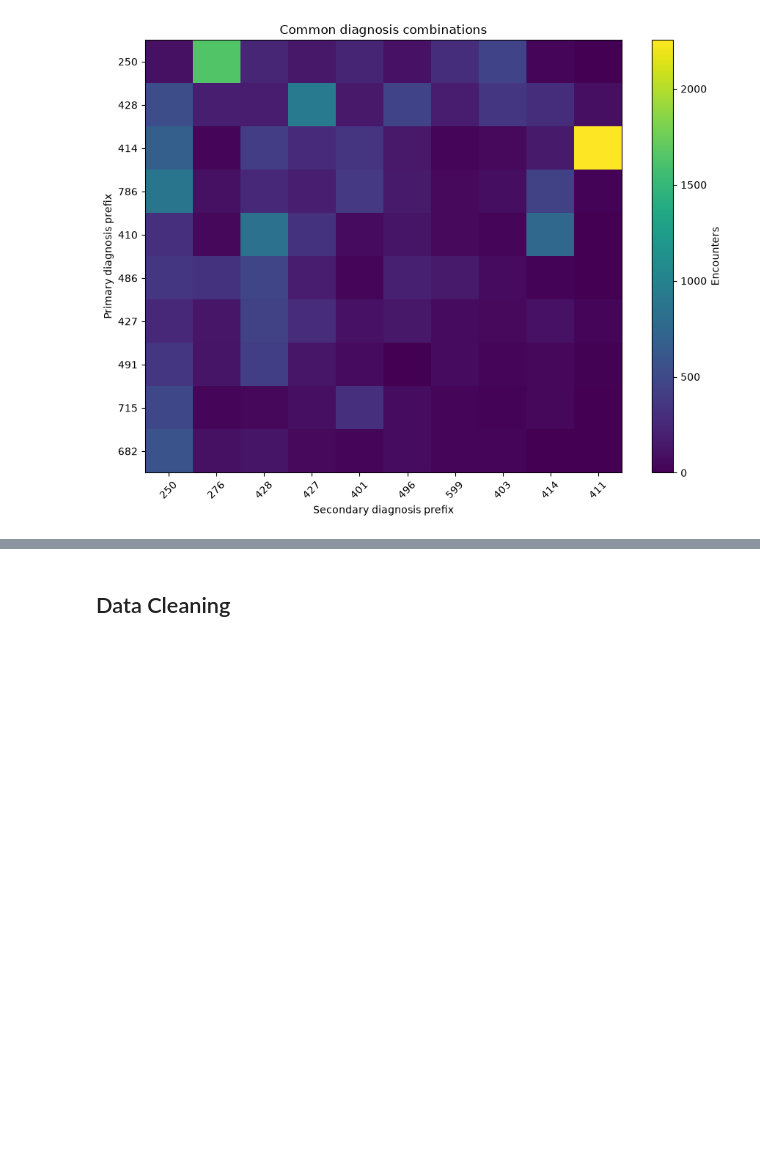
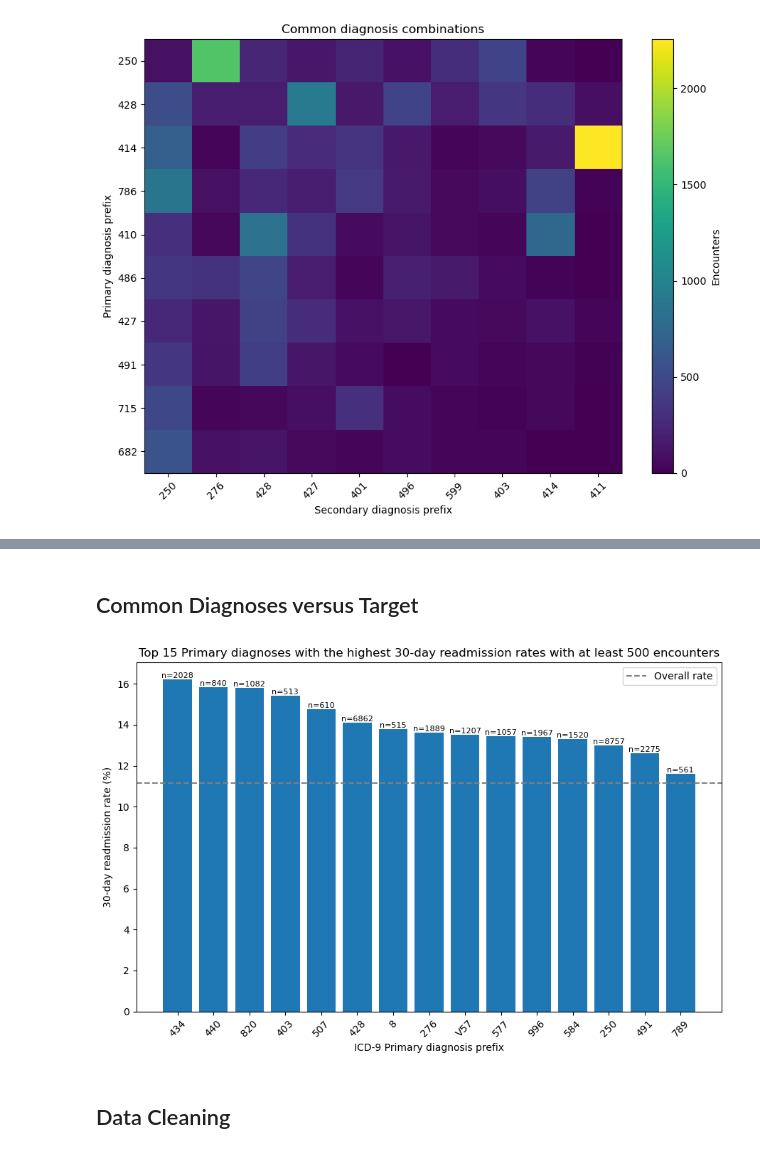
Before and after one commit to Erdos-Projects/fall-2026-hospital-readmission-for-diabetes, a Jupyter notebook: notebooks/eda.ipynb, the cells around one changed output, grey strips where cells are left out. Cells and saved outputs as stored; diff of their text form; code cells hidden in the pictures; blank space fills up the shorter version.

```diff
--- a/notebooks/eda.ipynb
+++ b/notebooks/eda.ipynb
@@ -576,3 +593,43 @@ plt.show()
+# %% [markdown]
+## Common Diagnoses versus Target
+# %%
+min_n = 500 # raise this (e.g. 30) to exclude rare diagnoses
+
+data = df[["diag_1", "readmitted_30"]].copy()
+data["diag_1"] = (
+    data["diag_1"]
+    .astype("string")
+    .replace("?", pd.NA)
+    .str.split(".", regex=False)
+    .str[0]
+)
+data = data.dropna()
+
+stats = (
+    data.groupby("diag_1")["readmitted_30"]
+    .agg(rate="mean", n="size")
+    .query("n >= @min_n")
+    .sort_values("rate", ascending=False)
+    .head(15)
+)
+
+plt.figure(figsize=(9, 6))
+bars = plt.bar(stats.index, stats["rate"] * 100)
+plt.axhline(data["readmitted_30"].mean() * 100, color="gray", linestyle="--", label="Overall rate")
+
+for bar, n in zip(bars, stats["n"]):
+    plt.text(bar.get_x() + bar.get_width() / 2, bar.get_height(),
+             f"n={n}", ha="center", va="bottom", fontsize=8)
+
+plt.xticks(rotation=45)
+plt.xlabel("ICD-9 Primary diagnosis prefix")
+plt.ylabel("30-day readmission rate (%)")
+plt.title(f"Top 15 Primary diagnoses with the highest 30-day readmission rates with at least {min_n} encounters")
+plt.legend()
+plt.tight_layout()
+plt.show()
+# %% [output]
+[figure, added]
 # %% [markdown]
 ## Data Cleaning
 # %%
```
Also changed, not shown: parts of 10 cells of this notebook, 1 other file.
